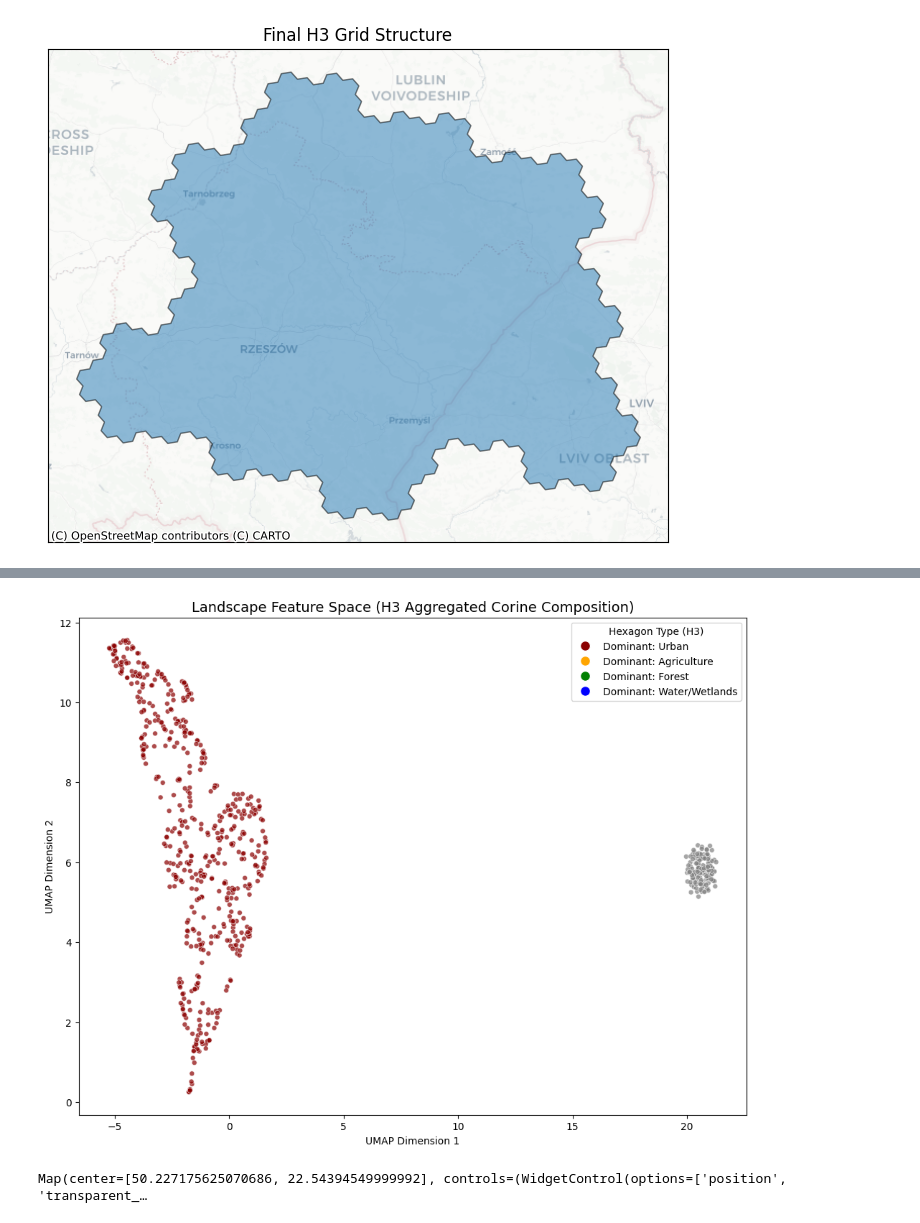
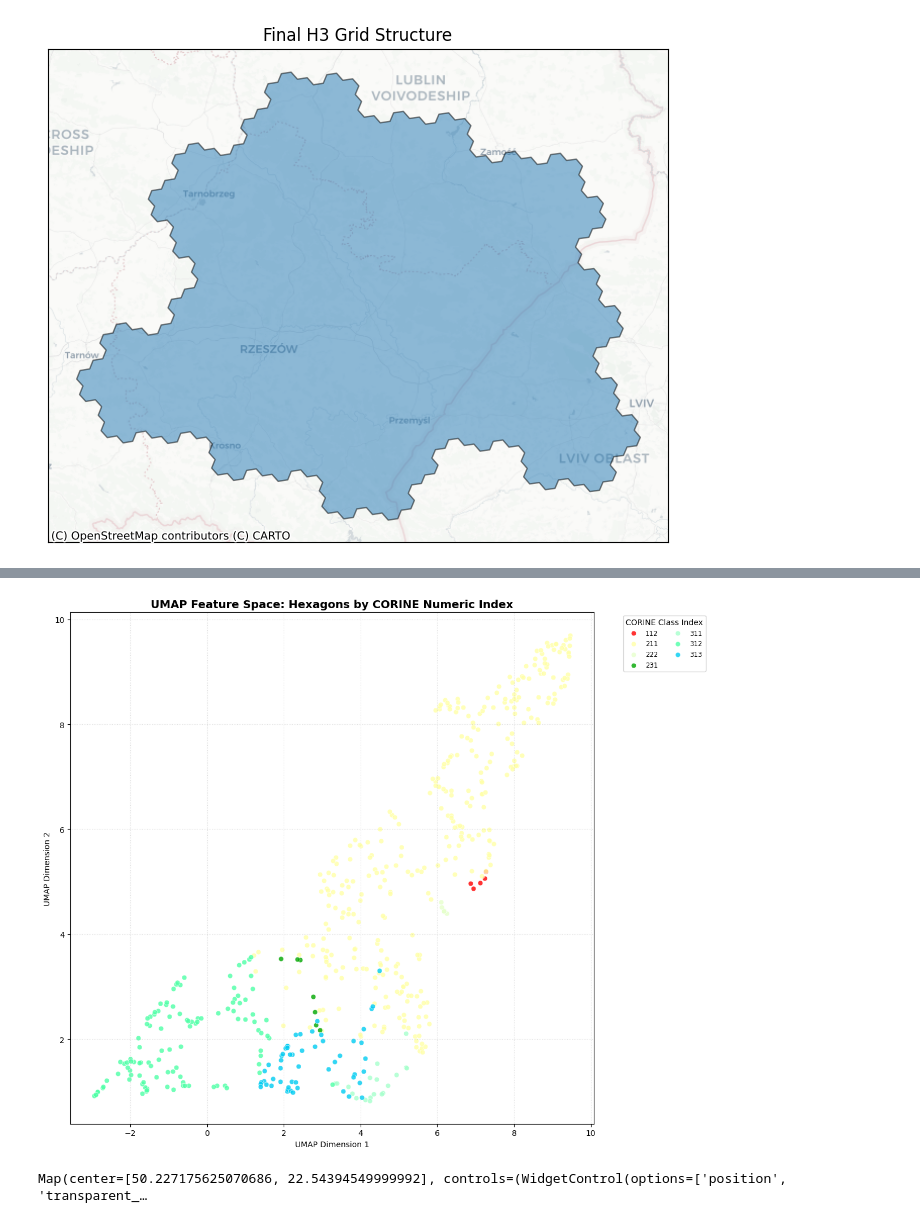
Before and after one commit to Kasivvvv/agh-habitat-pl, a Jupyter notebook: notebooks/lab_2.ipynb, the cells around one changed output, grey strips where cells are left out. Cells and saved outputs as stored; diff of their text form; code cells hidden in the pictures.

Commit message:
add small changes to umaps

```diff
--- a/notebooks/lab_2.ipynb
+++ b/notebooks/lab_2.ipynb
@@ -475,64 +496,78 @@ plot_df(gdf, column='dominant_color', title="H3 Hexagons Colored by Dominant COR
 # %%
 # 1. Feature Matrix Construction
-# Collect all unique CORINE classes present in the dataset to define the matrix dimensions
 all_classes = sorted({
     int(k) for d in df["corine_frac"] if isinstance(d, dict) for k in d.keys()
 })
 
-# Initialize a zero matrix where rows = hexagons and columns = CORINE classes
 X = np.zeros((len(df), len(all_classes)))
 for i, d in enumerate(df["corine_frac"]):
     if not isinstance(d, dict): continue
     for j, cls in enumerate(all_classes):
-        # Fill matrix with fractional values (0.0 - 1.0)
         X[i, j] = d.get(str(cls), 0)
 
 # 2. Normalization and UMAP Dimensionality Reduction
-# L1 normalization ensures each row sums to 1, focusing on the relative composition
 X_norm = normalize(X, norm="l1")
 
-# UMAP (Uniform Manifold Approximation and Projection) is used to capture
-# the non-linear relationships between different landscape patterns.
 reducer = umap.UMAP(
-    n_neighbors=15,    # Balance between local and global structure
-    min_dist=0.1,      # How tightly UMAP packs points together
-    random_state=42    # Seed for reproducibility
+    n_neighbors=15,
+    min_dist=0.1,
+    random_state=42
 )
 embedding = reducer.fit_transform(X_norm)
 
-# Store the 2D coordinates back into the DataFrame
 df["emb_x"] = embedding[:, 0]
 df["emb_y"] = embedding[:, 1]
 
-# 3. Scatter Plot Visualization
-plt.figure(figsize=(12, 9), facecolor='white')
-plt.scatter(
-    df["emb_x"],
-    df["emb_y"],
-    c=df['dominant_color'], # Colored by the classification logic defined earlier
-    s=25,
-    alpha=0.7,
-    edgecolors='white',
-    linewidth=0.5
+# 3. Preparation for Plotting
+# Ensure dominant_class_id uses the raw numeric codes
+df['dominant_class_id'] = df['corine_frac'].apply(
+    lambda d: int(max(d, key=lambda k: d[k])) if d and isinstance(d, dict) else -1
 )
+
+unique_present_classes = sorted(df['dominant_class_id'].unique())
+
+plt.figure(figsize=(12, 10), facecolor='white')
+
+# 4. Scatter Plot Visualization
+# We loop through unique codes to ensure each class gets its specific color and a legend entry
+for cls in unique_present_classes:
+    if cls <= 0: continue
+
+    mask = df['dominant_class_id'] == cls
+    # class_to_color maps the numeric code to the official hex palette
+    color = class_to_color.get(cls, "#000000")
+
+    plt.scatter(
+        df.loc[mask, "emb_x"],
+        df.loc[mask, "emb_y"],
+        c=color,
+        s=40,
+        alpha=0.8,
+        edgecolors='white',
+        linewidth=0.5,
+        label=str(cls) # Label is now strictly the numeric CORINE index
+    )
 
 
 
-# Create a custom legend to map colors to their general landscape categories
-legend_elements = [
-    Line2D([0], [0], marker='o', color='w', label='Dominant: Urban', markerfacecolor='darkred', markersize=10),
-    Line2D([0], [0], marker='o', color='w', label='Dominant: Agriculture', markerfacecolor='orange', markersize=10),
-    Line2D([0], [0], marker='o', color='w', label='Dominant: Forest', markerfacecolor='green', markersize=10),
-    Line2D([0], [0], marker='o', color='w', label='Dominant: Water/Wetlands', markerfacecolor='blue', markersize=10)
-]
+# 5. Legend and Final Styling
+# Using ncol=2 or 3 helps if you have many codes present
+plt.legend(
+    title="CORINE Class Index",
+    bbox_to_anchor=(1.05, 1),
+    loc='upper left',
+    fontsize='small',
+    ncol=2
+)
 
-plt.legend(handles=legend_elements, title="Hexagon Type (H3)")
-plt.title("Landscape Feature Space (H3 Aggregated Corine Composition)", fontsize=14)
+plt.title("UMAP Feature Space: Hexagons by CORINE Numeric Index", fontsize=14, fontweight='bold')
 plt.xlabel("UMAP Dimension 1")
 plt.ylabel("UMAP Dimension 2")
+plt.grid(True, linestyle=':', alpha=0.4)
+plt.tight_layout()
 plt.show()
 # %% [output]
-[figure, old version]
+[figure, new version]
 # %%
 
 
```
Also changed, not shown: parts of 6 cells of this notebook.
